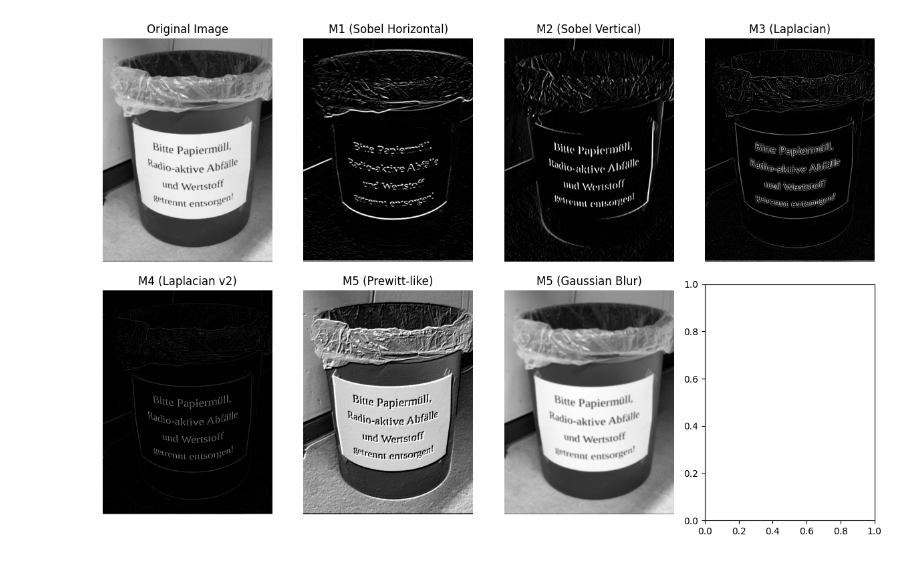
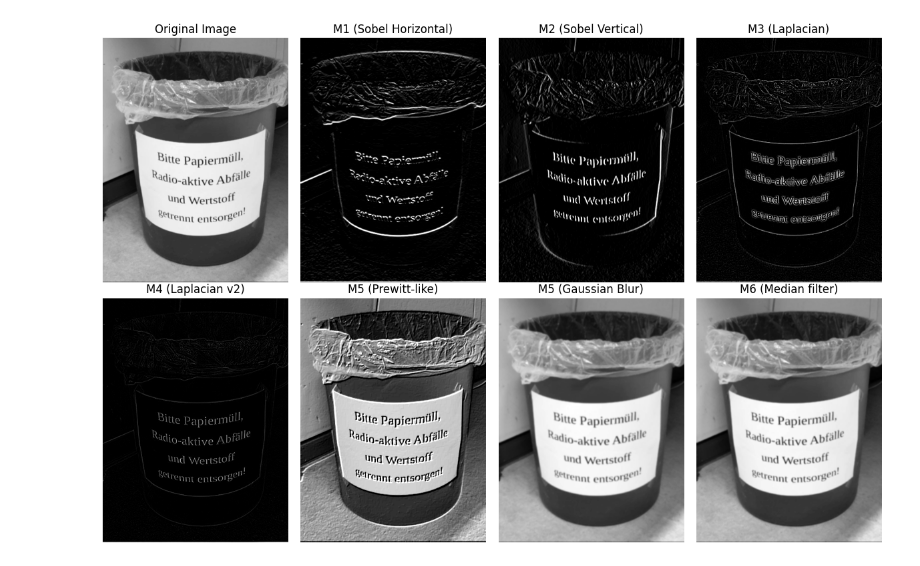
Before and after one commit to unrpi18/ASB-Notebook, a Jupyter notebook: filter.ipynb, the cells around one changed output. Drawn from its saved outputs; the diff is of its cells as text; code cells hidden in the pictures.

```diff
--- a/filter.ipynb
+++ b/filter.ipynb
@@ -8,32 +8,33 @@ image = cv2.imread("image.png", cv2.IMREAD_GRAYSCALE)
 
 kernels = {
     "M1 (Sobel Horizontal)": np.array([[1, 2, 1], [0, 0, 0], [-1, -2, -1]]),
     "M2 (Sobel Vertical)": np.array([[1, 0, -1], [2, 0, -2], [1, 0, -1]]),
     "M3 (Laplacian)": np.array([[-1, -1, -1], [-1, 8, -1], [-1, -1, -1]]),
     "M4 (Laplacian v2)": np.array([[0, 1, 0], [1, -4, 1], [0, 1, 0]]),
     "M5 (Prewitt-like)": np.array([[-2, -1, 0], [-1, 1, 1], [0, 1, 2]]),
     "M5 (Gaussian Blur)": (1/256) * np.array([[1, 4, 6, 4, 1],
                                               [4, 16, 24, 16, 4],
                                               [6, 24, 36, 24, 6],
                                               [4, 16, 24, 16, 4],
-                                              [1, 4, 6, 4, 1]])
+                                              [1, 4, 6, 4, 1]]),
+    "M6 (Median filter)": (1/9) * np.array([[1, 1, 1], [1, 1, 1], [1, 1, 1]]),
 }
 
 
 fig, axes = plt.subplots(2, 4, figsize=(12, 8))
 axes = axes.ravel()
 axes[0].imshow(image, cmap='gray')
 axes[0].set_title("Original Image")
 axes[0].axis("off")
 
 for i, (name, kernel) in enumerate(kernels.items()):
     processed_image = cv2.filter2D(image, -1, kernel)
     axes[i+1].imshow(processed_image, cmap='gray')
     axes[i+1].set_title(name)
     axes[i+1].axis("off")
 
 
 plt.tight_layout()
 plt.show()
 # %% [output]
-[figure, old version]
+[figure, new version]
```
Also changed, not shown: 2 other files.
